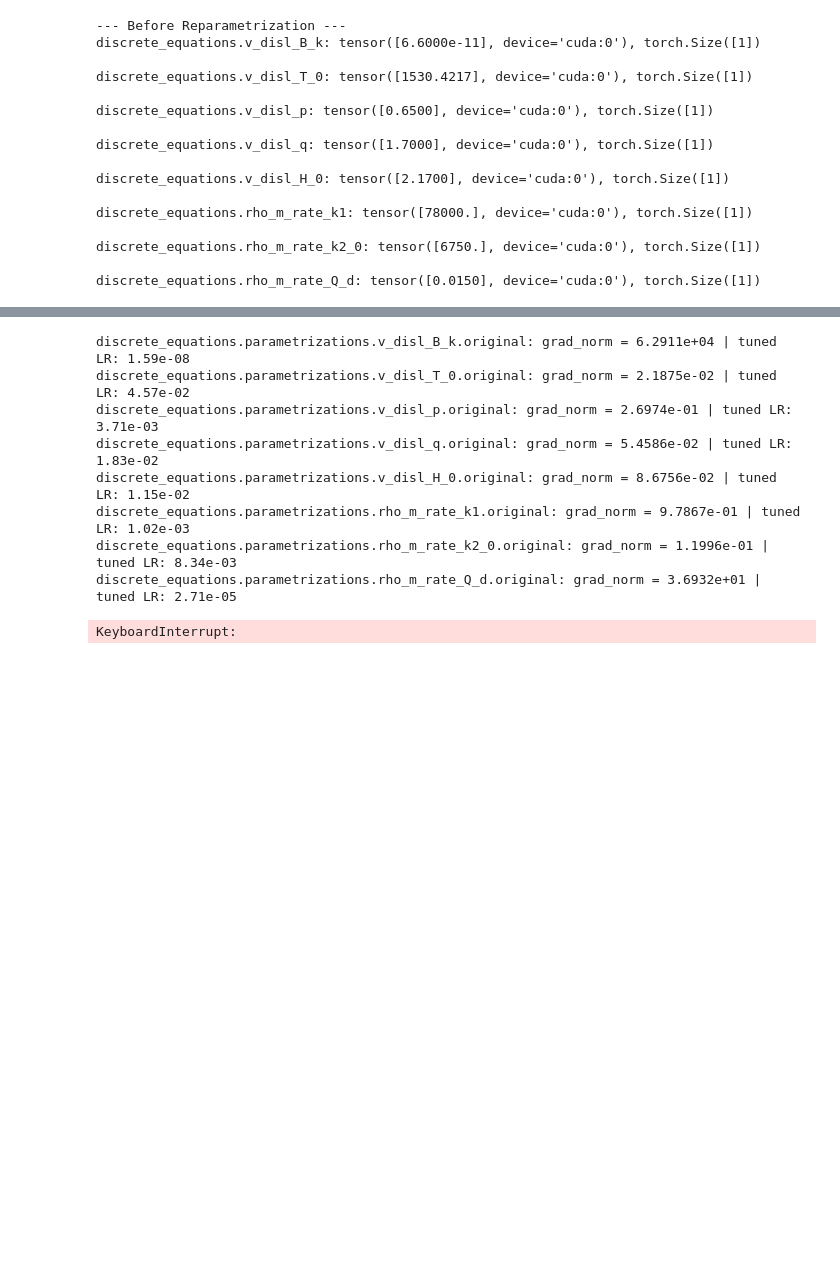
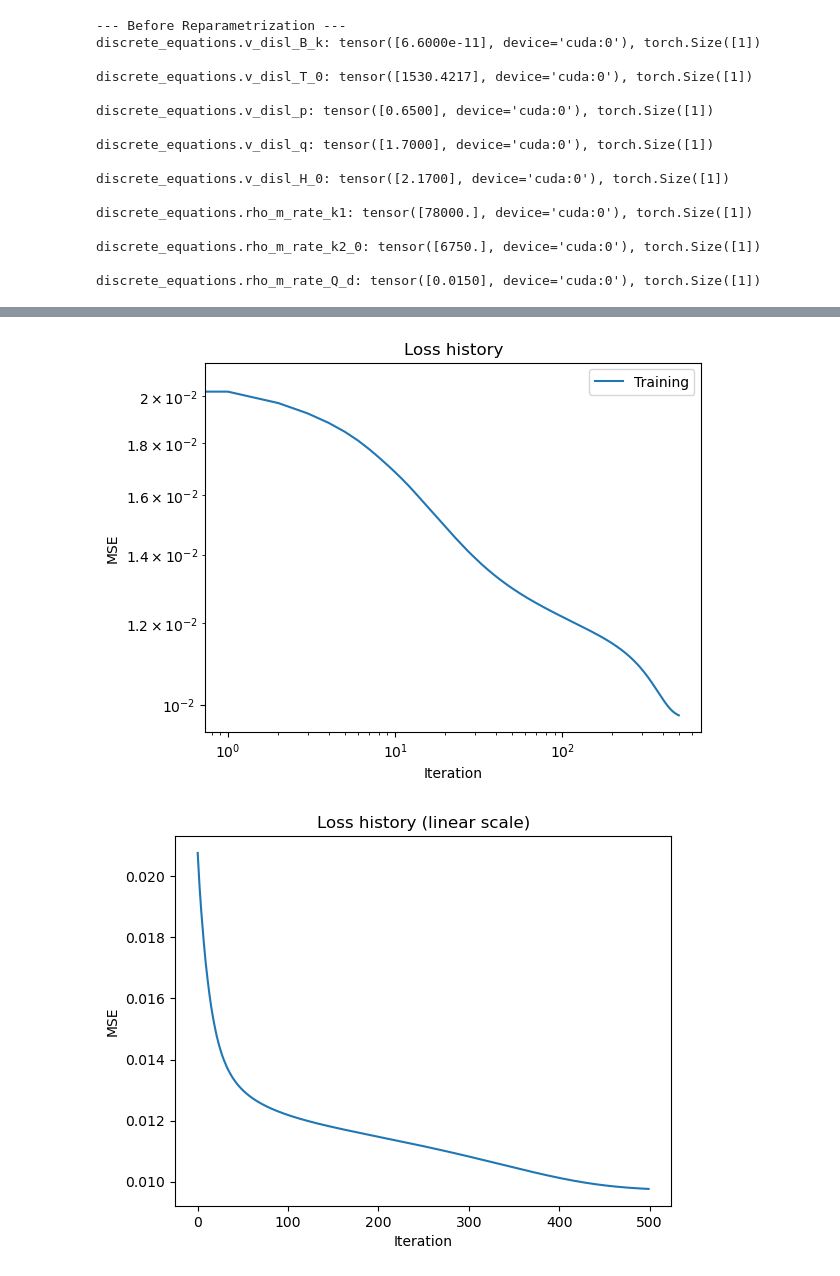
Before and after one commit to ColinMG2/neml2, a Jupyter notebook: cmg_projects/eurofer97_deterministic.ipynb, the cells around one changed output, grey strips where cells are left out. Drawn from its saved outputs; the diff is of its cells as text; code cells hidden in the pictures; blank space fills up the shorter version.

Commit message:
Edited parameter reparameterization for deterministic training loop and have gained much better performance

```diff
--- a/cmg_projects/eurofer97_deterministic.ipynb
+++ b/cmg_projects/eurofer97_deterministic.ipynb
@@ -959,59 +952,7 @@ discrete_equations.parametrizations.rho_m_rate_Q_d.original: tensor([0.0001], de
-# %%
-base_lr = 1e-3
-optimizer = torch.optim.Adam(model.parameters(), lr=base_lr)
-loss_fn = torch.nn.MSELoss(reduction="mean")
-optimizer.zero_grad()
-
-res = model(time, temperature, loading)
-peak_stress = exp_stress_data[-1, :, 0:1].detach()
-res_norm = res / (peak_stress + 1e-8)
-exp_norm = exp_stress_data[..., 0:1] / (peak_stress + 1e-8)
-
-loss = loss_fn(res_norm, exp_norm)
-loss.backward()
-
-for n, param in model.named_parameters():
-    if param.grad is None:
-        print(f"{n}: grad is None")
-        continue
-    grad_norm = param.grad.norm().item()
-    if param.grad == 0.0:
-        print(f"{n}: grad_norm = 0.0 (no sensitivity on this batch)")
-        continue
-    target_grad = 1.0
-    if param.grad is not None:
-        lr_param = base_lr * (target_grad / grad_norm)
-        print(f"{n}: grad_norm = {param.grad.norm().item():.4e} | tuned LR: {lr_param:.2e}")
-# %% [output]
-discrete_equations.parametrizations.v_disl_B_k.original: grad_norm = 6.2911e+04 | tuned LR: 1.59e-08
-discrete_equations.parametrizations.v_disl_T_0.original: grad_norm = 2.1875e-02 | tuned LR: 4.57e-02
-discrete_equations.parametrizations.v_disl_p.original: grad_norm = 2.6974e-01 | tuned LR: 3.71e-03
-discrete_equations.parametrizations.v_disl_q.original: grad_norm = 5.4586e-02 | tuned LR: 1.83e-02
-discrete_equations.parametrizations.v_disl_H_0.original: grad_norm = 8.6756e-02 | tuned LR: 1.15e-02
-discrete_equations.parametrizations.rho_m_rate_k1.original: grad_norm = 9.7867e-01 | tuned LR: 1.02e-03
-discrete_equations.parametrizations.rho_m_rate_k2_0.original: grad_norm = 1.1996e-01 | tuned LR: 8.34e-03
-discrete_equations.parametrizations.rho_m_rate_Q_d.original: grad_norm = 3.6932e+01 | tuned LR: 2.71e-05
 # %%
 niter = 500
 
-param_lr_map = {
-    "discrete_equations.parametrizations.v_disl_B_k.original": 1.59e-8,
-    "discrete_equations.parametrizations.v_disl_T_0.original": 4.57e-2,
-    "discrete_equations.parametrizations.v_disl_p.original": 3.71e-3,
-    "discrete_equations.parametrizations.v_disl_q.original": 1.83e-2,
-    "discrete_equations.parametrizations.v_disl_H_0.original": 1.15e-2,
-    "discrete_equations.parametrizations.rho_m_rate_k1.original": 1.02e-3,
-    "discrete_equations.parametrizations.rho_m_rate_k2_0.original": 8.34e-3,
-    "discrete_equations.parametrizations.rho_m_rate_Q_d.original": 2.71e-5,
-}
-
-param_groups = []
-for name, params in model.named_parameters():
-    lr = param_lr_map.get(name, 1e-3)
-    param_groups.append({"params": [params], "lr": lr})
-
-
-optimizer = torch.optim.Adam(param_groups)
+optimizer = torch.optim.Adam(model.parameters(), lr=1e-3)
 loss_fn = torch.nn.MSELoss(reduction="mean")
 
 titer = tqdm.tqdm(
@@ -1026,31 +967,32 @@ for i in titer:
     res = model(time, temperature, loading)
     peak_stress = exp_stress_data[-1, :, 0:1].detach()
     res_norm = res / (peak_stress + 1e-8)
     exp_norm = exp_stress_data[..., 0:1] / (peak_stress + 1e-8)
     loss = loss_fn(res_norm, exp_norm)
 
     if not torch.isfinite(loss):
         titer.set_description(f"Loss: SKIP BAD SOLVE at iter: {i}")
         continue
 
     loss.backward()
     loss_history.append(loss.detach().clone().cpu())
     titer.set_description("Loss: %3.2e" % loss_history[-1])
     optimizer.step()
 
 # --- Plots ---
 plt.figure()
 plt.loglog(loss_history, label="Training")
 plt.xlabel("Iteration")
 plt.ylabel("MSE")
 plt.legend()
 plt.title("Loss history")
 
 plt.figure()
 plt.plot(loss_history, label="Training")
 plt.xlabel("Iteration")
 plt.ylabel("MSE")
 plt.title("Loss history (linear scale)")
 plt.show()
 # %% [output]
-KeyboardInterrupt:
+[figure, added]
+[figure, added]
```
Also changed, not shown: parts of 5 cells of this notebook.
